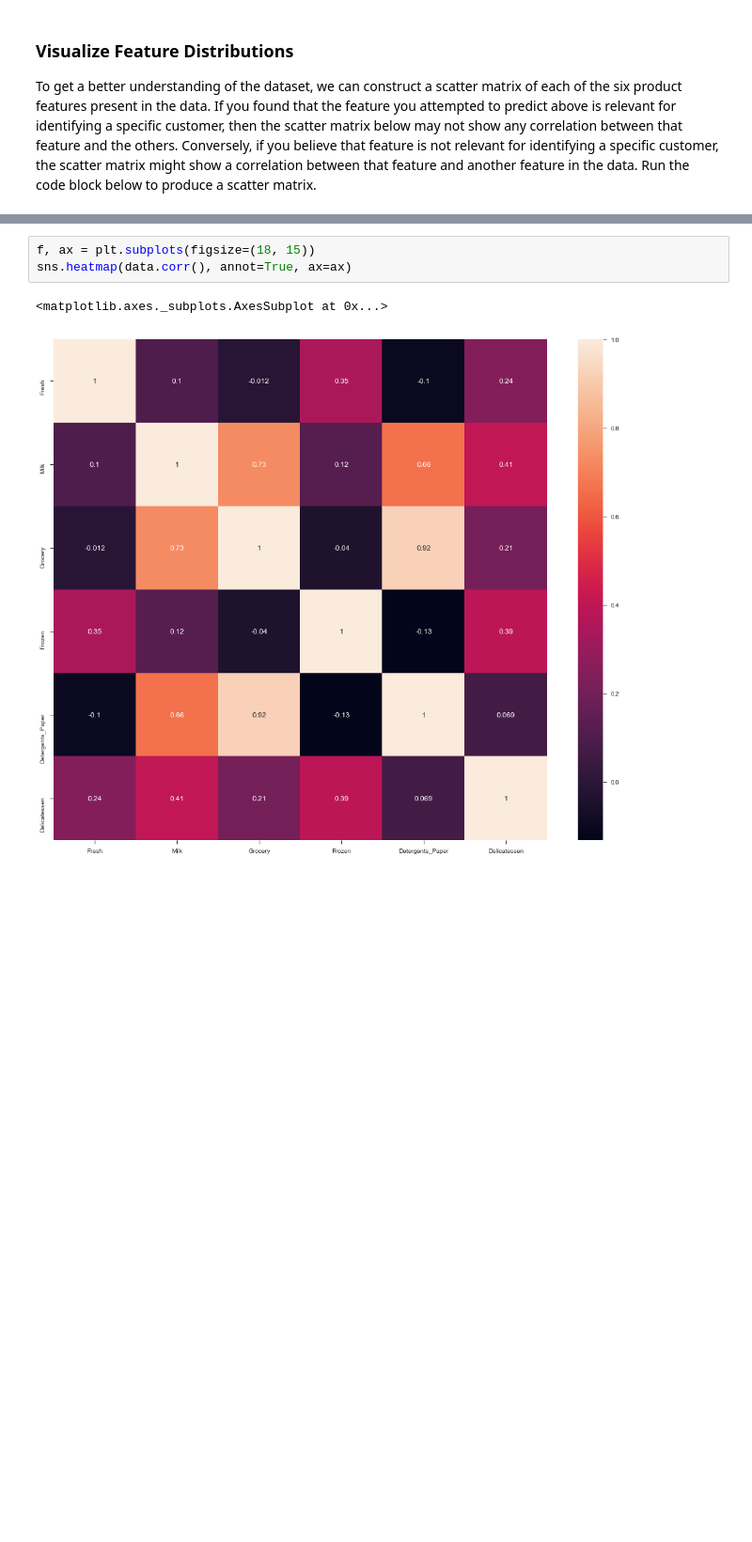
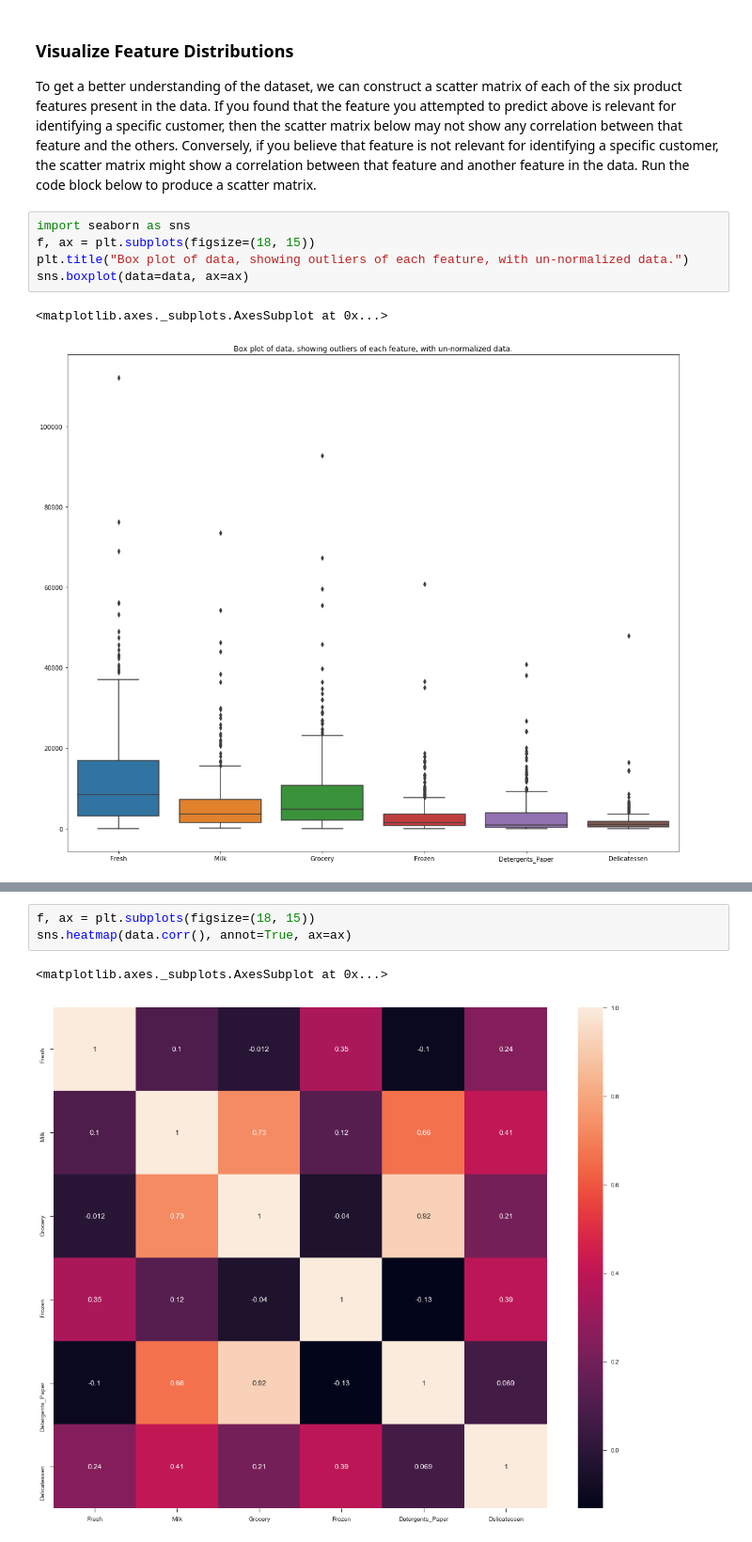
Before and after one commit to akshaysharma096/customer_segments, a Jupyter notebook: customer_segments.ipynb, the cells around one changed output, grey strips where cells are left out. Shown at 94% size. Drawn from its saved outputs; the diff is of its cells as text; blank space fills up the shorter version.

```diff
--- a/customer_segments.ipynb
+++ b/customer_segments.ipynb
@@ -147,4 +152,12 @@ R-squared score for feature: Delicatessen is: -10.5311275951
 # %% [markdown]
 ### Visualize Feature Distributions
 To get a better understanding of the dataset, we can construct a scatter matrix of each of the six product features present in the data. If you found that the feature you attempted to predict above is relevant for identifying a specific customer, then the scatter matrix below may not show any correlation between that feature and the others. Conversely, if you believe that feature is not relevant for identifying a specific customer, the scatter matrix might show a correlation between that feature and another feature in the data. Run the code block below to produce a scatter matrix.
+# %%
+import seaborn as sns
+f, ax = plt.subplots(figsize=(18, 15))
+plt.title("Box plot of data, showing outliers of each feature, with un-normalized data.")
+sns.boxplot(data=data, ax=ax)
+# %% [output]
+<matplotlib.axes._subplots.AxesSubplot at 0x...>
+[figure, added]
 # %%
```
Also changed, not shown: parts of 13 cells of this notebook, 1 other file.
